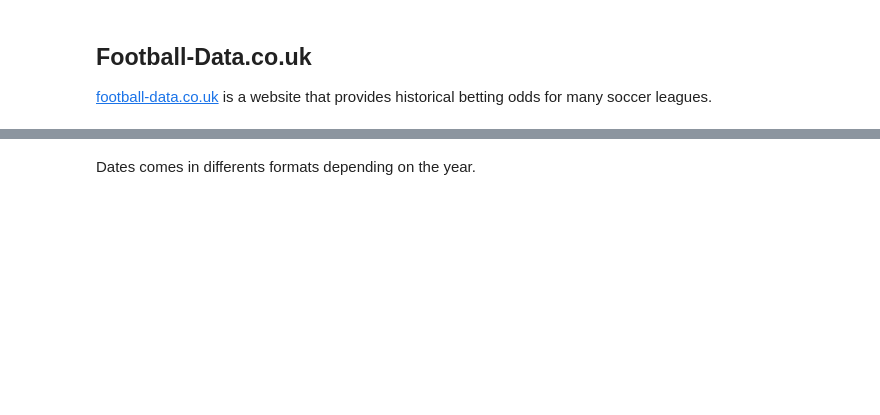
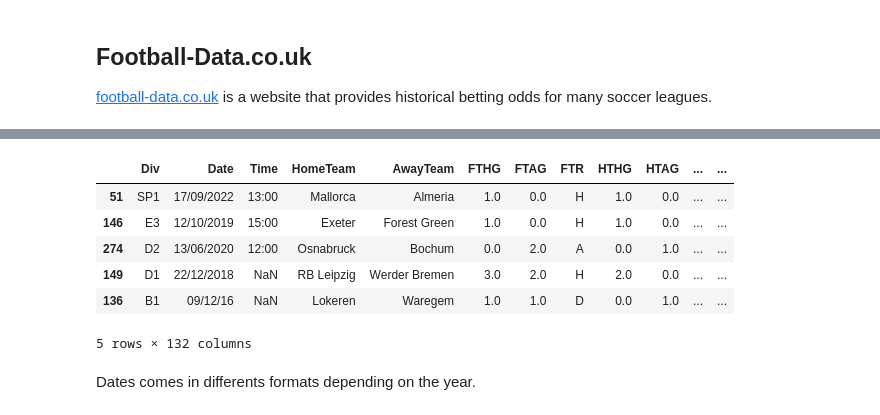
Before and after one commit to matheusccouto/sportsbook, a Jupyter notebook: soccer.ipynb, the cells around one changed output, grey strips where cells are left out. Saved outputs shown, nothing was run; the diff lists cells and outputs as text; code cells hidden in the pictures; blank space fills up the shorter version.

```diff
--- a/soccer.ipynb
+++ b/soccer.ipynb
@@ -74,3 +54,57 @@ df_bet.sample(5)
+# %%
+FOOTBALL_DATA_URL = "https://www.football-data.co.uk/mmz4281/{season}/{league}.csv"
+LEAGUES = {
+    "E0": "Barclays Premier League",
+    "E1": "English League Championship",
+    "E2": "English League One",
+    "E3": "English League Two",
+    "SC0": "Scottish Premiership",
+    "D1": "German Bundesliga",
+    "D2": "German 2. Bundesliga",
+    "I1": "Italy Serie A",
+    "I2": "Italy Serie B",
+    "SP1": "Spanish Primera Division",
+    "SP2": "Spanish Segunda Division",
+    "F1": "French Ligue 1",
+    "F2": "French Ligue 2",
+    "N1": "Dutch Eredivisie",
+    "B1": "Belgian Jupiler League",
+    "P1": "Portuguese Liga",
+    "T1": "Turkish Turkcell Super Lig",
+    "G1": "Greek Super League",
+}
+
+
+def get_football_data(year, league):
+    """Get football data."""
+    season = str(year - 1)[-2:] + str(year)[-2:]
+    url = FOOTBALL_DATA_URL.format(season=season, league=league)
+    content = requests.get(url).content
+    data = pd.read_csv(io.StringIO(content.decode(encoding="latin1")))
+    data = data.dropna(how="all")
+    data["Season"] = season
+    data["url"] = url
+    return data
+
+
+with concurrent.futures.ThreadPoolExecutor() as executor:
+    futures = [
+        executor.submit(get_football_data, year=year, league=league)
+        for league in LEAGUES.keys()
+        for year in range(2023, 2015, -1)
+    ]
+    results = [future.result() for future in concurrent.futures.as_completed(futures)]
+
+df_bet = pd.concat(results)
+df_bet.sample(5)
+# %% [output]
+|  | Div | Date | Time | HomeTeam | AwayTeam | FTHG | FTAG | FTR | HTHG | HTAG | ... | ... |
+| 51 | SP1 | 17/09/2022 | 13:00 | Mallorca | Almeria | 1.0 | 0.0 | H | 1.0 | 0.0 | ... | ... |
+| 146 | E3 | 12/10/2019 | 15:00 | Exeter | Forest Green | 1.0 | 0.0 | H | 1.0 | 0.0 | ... | ... |
+| 274 | D2 | 13/06/2020 | 12:00 | Osnabruck | Bochum | 0.0 | 2.0 | A | 0.0 | 1.0 | ... | ... |
+| 149 | D1 | 22/12/2018 | NaN | RB Leipzig | Werder Bremen | 3.0 | 2.0 | H | 2.0 | 0.0 | ... | ... |
+| 136 | B1 | 09/12/16 | NaN | Lokeren | Waregem | 1.0 | 1.0 | D | 0.0 | 1.0 | ... | ... |
+5 rows × 132 columns
 # %% [markdown]
 Dates comes in differents formats depending on the year.
 # %%
```
Also changed, not shown: parts of 15 cells of this notebook, 1 other file.
